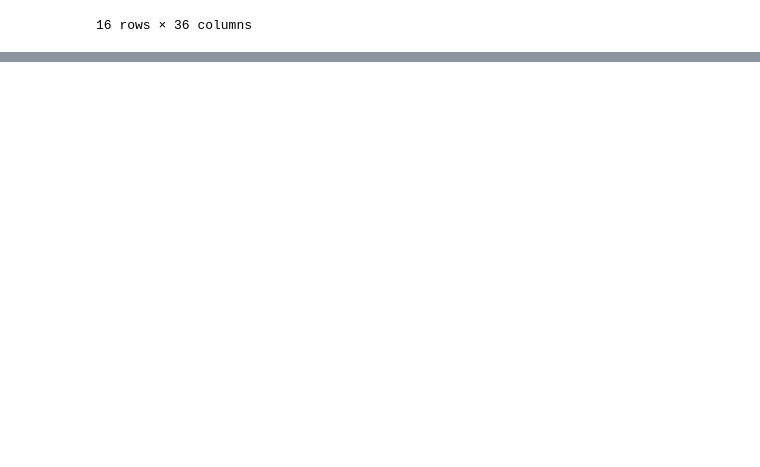
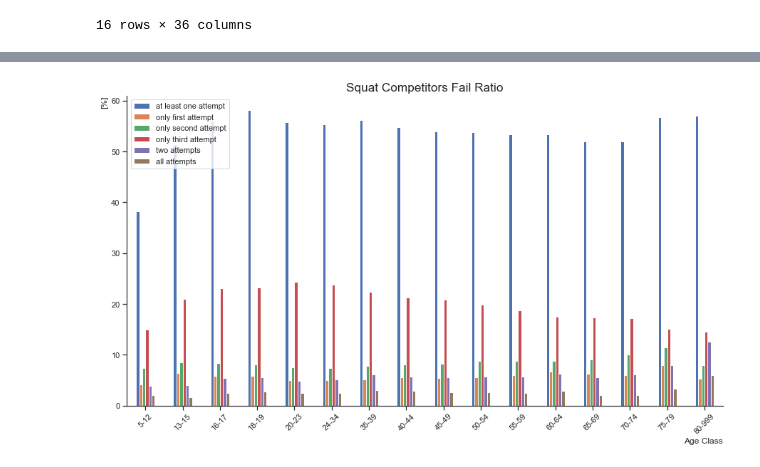
Before and after one commit to TBSDA/Data_Visualization, a Jupyter notebook: Powerlifting/Open_Powerlifting_Data_Visualization.ipynb, the cells around one changed output, grey strips where cells are left out. Saved outputs shown, nothing was run; the diff lists cells and outputs as text; code cells hidden in the pictures; blank space fills up the shorter version.

```diff
--- a/Powerlifting/Open_Powerlifting_Data_Visualization.ipynb
+++ b/Powerlifting/Open_Powerlifting_Data_Visualization.ipynb
@@ -1577,0 +1611,17 @@ def get_failure_stats_for_ageclass(counted_failures, counted_attempts, lifts):
+# %%
+def get_competitor_ageclass_fail_ratio(lift_df, lifts):
+    ''' To simplify the name is used becasue for every competitor we have name in database '''
+    total = lift_df.groupby('AgeClass').count()['Name']
+    total_failed = lift_df[(lift_df[lifts[:-1]] < 0).any(axis=1)].groupby('AgeClass').count()['Name']
+    fa_failed = lift_df[(lift_df[lifts[0]] < 0) & ((lift_df[lifts[1:3]] > 0).all(axis=1))].groupby('AgeClass').count()['Name']
+    sa_failed = lift_df[(lift_df[lifts[0]] > 0) & (lift_df[lifts[1]] < 0) & (lift_df[lifts[2]] > 0)].groupby('AgeClass').count()['Name']
+    ta_failed = lift_df[(lift_df[lifts[2]] < 0) & ((lift_df[lifts[:2]] > 0).all(axis=1))].groupby('AgeClass').count()['Name']
+    two_a_failed = lift_df[(lift_df[lifts[:2]] < 0).all(axis=1)].groupby('AgeClass').count()['Name']
+    all_a_failed = lift_df[(lift_df[lifts[:3]] < 0).all(axis=1)].groupby('AgeClass').count()['Name']
+    atleast_one_failed = round(100*total_failed/total, 2)
+    first_failed = round(100*fa_failed/total, 2)
+    second_failed = round(100*sa_failed/total, 2)
+    third_failed = round(100*ta_failed/total, 2)
+    two_failed = round(100*two_a_failed/total, 2)
+    all_failed = round(100*all_a_failed/total, 2)
+    return atleast_one_failed, first_failed, second_failed, third_failed, two_failed, all_failed
@@ -1577,0 +1638,19 @@ def get_failure_stats_for_ageclass(counted_failures, counted_attempts, lifts):
+# %%
+def plot_competitor_ageclass_fail_ratio(lift_df, lifts): #find better name
+    lift_name = lifts[0][:-3]
+    atleast_one_failed, first_failed, second_failed, third_failed, two_failed, all_failed = get_competitor_ageclass_fail_ratio(lift_df, lifts)
+    df = pd.DataFrame(np.transpose([atleast_one_failed.values, first_failed.values, second_failed.values, third_failed.values, two_failed.values, all_failed.values]),
+                      columns=['at least one attempt', 'only first attempt', 'only second attempt',
+                               'only third attempt', 'two attempts', 'all attempts'], index=atleast_one_failed.index)
+    temp = df.drop('5-12')
+    df = pd.concat([df.loc['5-12'].to_frame().T, temp])
+#     plt.figure(figsize=(15, 8))
+#     plt.title(f'{lift_name} Competitors Fail Ratio', size='x-large')
+    ax = df.plot.bar(figsize=(15, 8))
+    ax.set_title(f'{lift_name} Competitors Fail Ratio', size='x-large')
+    ax.set_xlabel('Age Class', loc='right')
+    ax.set_xticklabels(labels=df.index, rotation=45)
+    ax.set_ylabel('[%]', loc='top')
+#     sns.catplot(x=df.columns, y=df.values, hue=df.columns, kind='bar')
+#     plt.xlabel('[%]', loc='right')
+#     addlabels([atleast_one_failed, first_failed, second_failed, third_failed, two_failed, all_failed])
@@ -1577,0 +1659,4 @@ def get_failure_stats_for_ageclass(counted_failures, counted_attempts, lifts):
+# %%
+plot_competitor_ageclass_fail_ratio(squats_df, squats)
+# %% [output]
+[figure, added]
```
Also changed, not shown: parts of 21 cells of this notebook.
